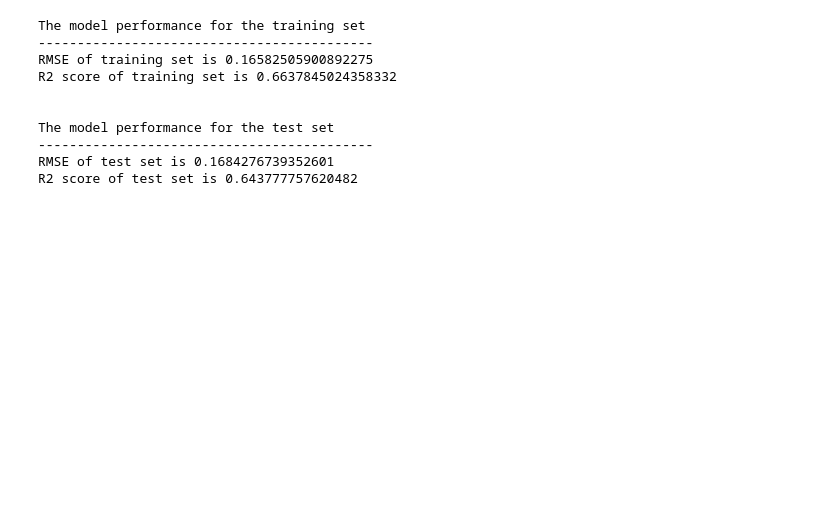
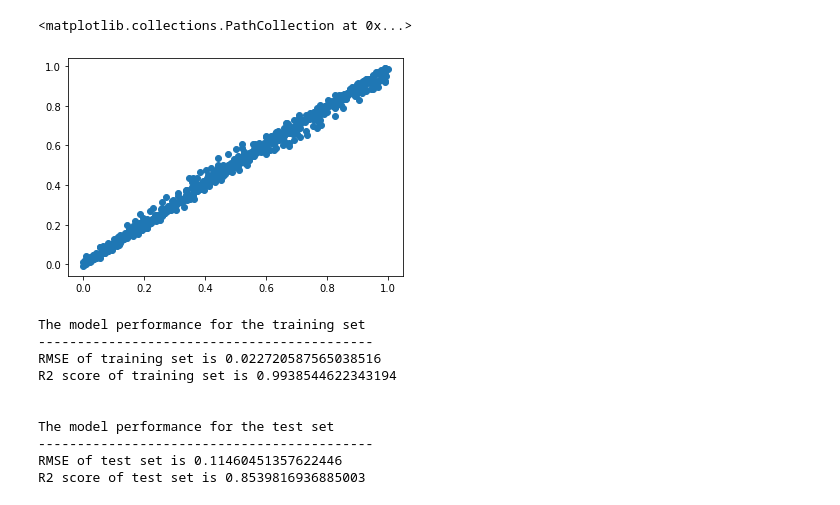
Before and after one commit to dharma610/Neural-network-model-for-compartmenral-model-SIR-and-SEIR-, a Jupyter notebook: project_part_2.ipynb, the cells around one changed output. Saved outputs shown, nothing was run; the diff lists cells and outputs as text; code cells hidden in the pictures; blank space fills up the shorter version.

```diff
--- a/project_part_2.ipynb
+++ b/project_part_2.ipynb
@@ -187,24 +442,14 @@ import operator
+# %%
+plt.scatter(y_train,q)
+# %% [output]
+<matplotlib.collections.PathCollection at 0x...>
+[figure, added]
 # %%
-poly_features = PolynomialFeatures(degree=3)
-X_train_poly = poly_features.fit_transform(X_train)
-
-# fit the transformed features to Linear Regression
-poly_model = LinearRegression()
-poly_model.fit(X_train_poly, y_train)
-
-# predicting on training data-set
-y_train_predicted = poly_model.predict(X_train_poly)
-
-# predicting on test data-set
-y_test_predict = poly_model.predict(poly_features.fit_transform(X_test))
-
-# evaluating the model on training dataset
-rmse_train = np.sqrt(mean_squared_error(y_train, y_train_predicted))
-r2_train = r2_score(y_train, y_train_predicted)
-
+rmse_train = np.sqrt(mean_squared_error(y_train,q))
+r2_train = r2_score(y_train, q)
 # evaluating the model on test dataset
-rmse_test = np.sqrt(mean_squared_error(y_test, y_test_predict))
-r2_test = r2_score(y_test, y_test_predict)
+rmse_test = np.sqrt(mean_squared_error(y_test, p))
+r2_test = r2_score(y_test, p)
 
 print("The model performance for the training set")
 print("-------------------------------------------")
@@ -220,11 +465,11 @@ print("R2 score of test set is {}".format(r2_test))
 # %% [output]
 The model performance for the training set
 -------------------------------------------
-RMSE of training set is 0.16582505900892275
-R2 score of training set is 0.6637845024358332
+RMSE of training set is 0.022720587565038516
+R2 score of training set is 0.9938544622343194
 
 
 The model performance for the test set
 -------------------------------------------
-RMSE of test set is 0.1684276739352601
-R2 score of test set is 0.643777757620482
+RMSE of test set is 0.11460451357622446
+R2 score of test set is 0.8539816936885003
```
Also changed, not shown: parts of 32 cells of this notebook.
